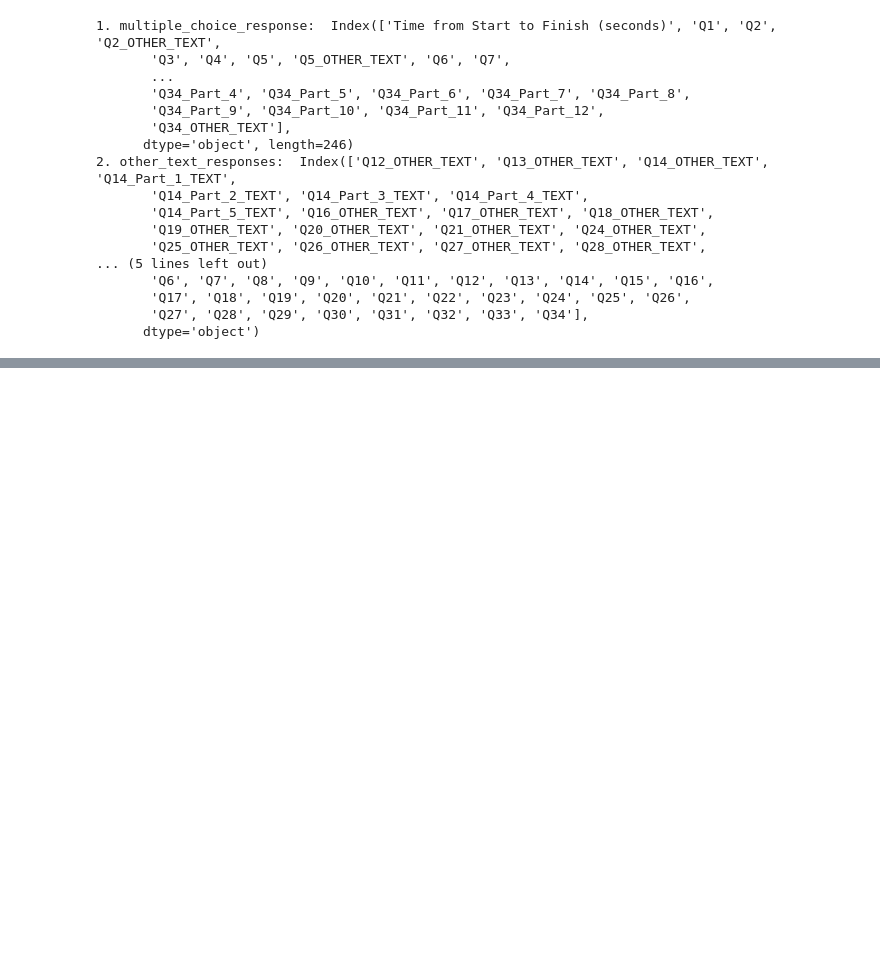
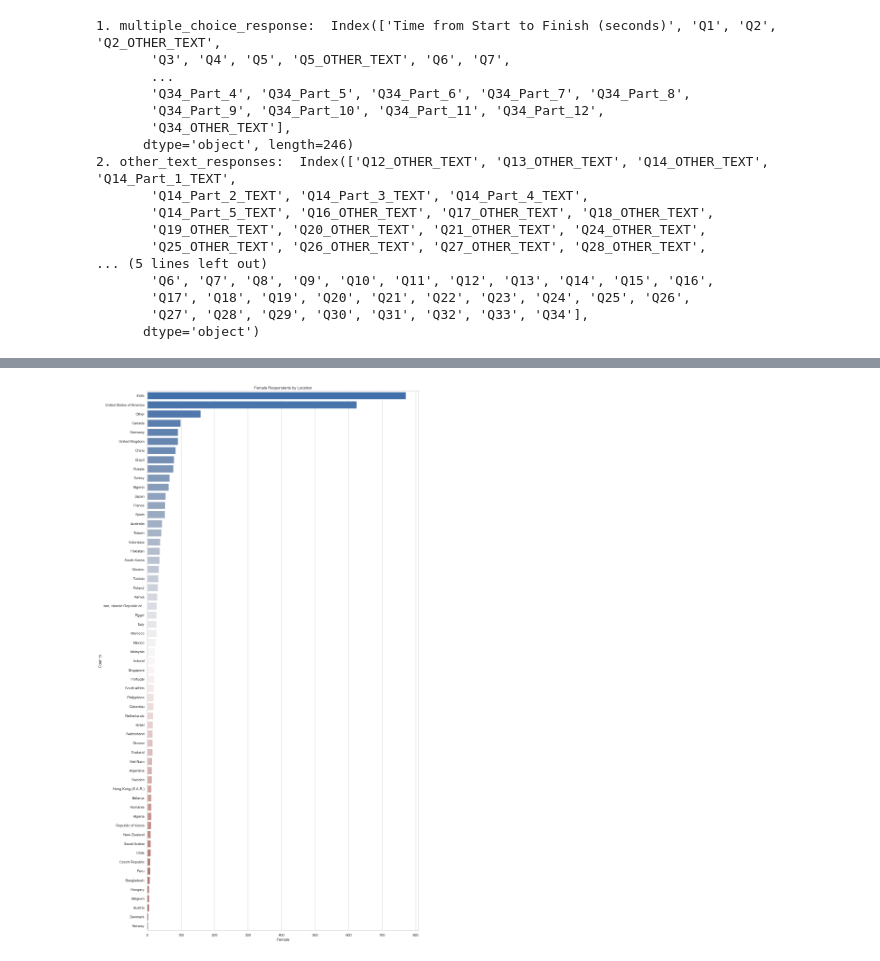
Before and after one commit to CCT-Dublin/capstone-project-feb-2024-ft-YumikoBejarano, a Jupyter notebook: CA 1 – Capstone Project Proposal.ipynb, the cells around one changed output, grey strips where cells are left out. Drawn from its saved outputs; the diff is of its cells as text; code cells hidden in the pictures; blank space fills up the shorter version.

```diff
--- a/CA 1 – Capstone Project Proposal.ipynb
+++ b/CA 1 – Capstone Project Proposal.ipynb
@@ -59,41 +61,19 @@ plt.show()
 # %%
-import pandas as pd
-import seaborn as sns
-import matplotlib.pyplot as plt
-
+loc = pd.crosstab(demographics['Country'], demographics['Gender'])
 
 # Convirtiendo las columnas 'Female' y 'Male' a tipo float
 loc['Female'] = loc['Female'].astype(float)
 loc['Male'] = loc['Male'].astype(float)
 
 # Ordenando los valores por el número de mujeres (en orden descendente)
 loc = loc.sort_values(by=['Female'], ascending=False)
 
 # Creando el gráfico de barras horizontal
 fig, ax = plt.subplots(1, 1, figsize=(15, 30))
 ax.set_title('Female Respondents by Location')
 ax.set(xlabel='Counts')
 sns.set(style='whitegrid')
 ax = sns.barplot(x=loc['Female'], y=loc.index, ax=ax, palette="vlag")
 plt.show()
-
-# Calculando el porcentaje de mujeres por ubicación
-for i in loc.index:
-    female = loc.at[i, 'Female']
-    male = loc.at[i, 'Male']
-    total = loc.at[i, 'Female'] + loc.at[i, 'Male']
-    loc.at[i, 'Female'] = round(female / total * 100, 2)  # Calculando el porcentaje y redondeando a 2 decimales
-
-# Eliminando la columna 'Male'
-loc = loc.drop(['Male'], axis=1)
-
-# Ordenando los valores por el porcentaje de mujeres (en orden descendente)
-loc = loc.sort_values(by=['Female'], ascending=False)
-
-# Creando el gráfico de barras horizontal para el porcentaje de mujeres
-fig, ax = plt.subplots(1, 1, figsize=(15, 30))
-ax.set_title('Female Respondents by Location (Percentage)')
-ax.set(xlabel='Percentage')
-sns.set(style='whitegrid')
-ax = sns.barplot(x=loc['Female'], y=loc.index, ax=ax, palette="vlag")
-plt.show()
+# %% [output]
+[figure, added]
```
Also changed, not shown: parts of 9 cells of this notebook.
